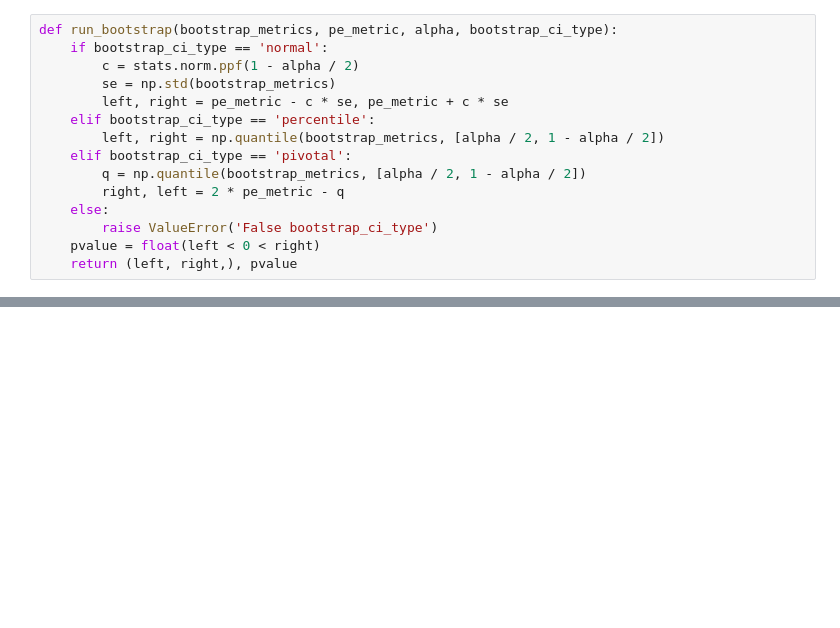
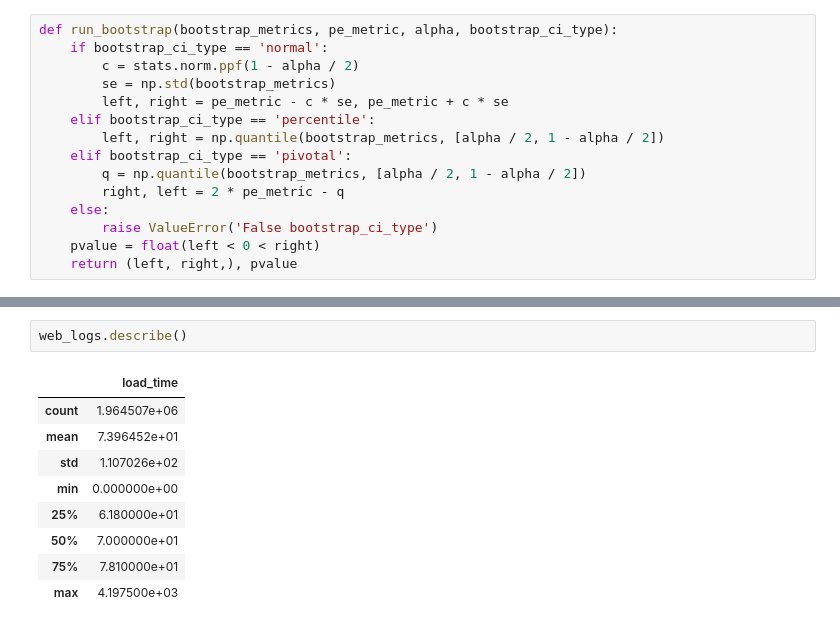
Before and after one commit to YanaOrf/AB_tests, a Jupyter notebook: Pizzeria_website_AB.ipynb, the cells around one changed output, grey strips where cells are left out. Drawn from its saved outputs; the diff is of its cells as text; blank space fills up the shorter version.

```diff
--- a/Pizzeria_website_AB.ipynb
+++ b/Pizzeria_website_AB.ipynb
@@ -670,0 +689,12 @@ def run_bootstrap(bootstrap_metrics, pe_metric, alpha, bootstrap_ci_type):
+# %%
+web_logs.describe()
+# %% [output]
+|  | load_time |
+| count | 1.964507e+06 |
+| mean | 7.396452e+01 |
+| std | 1.107026e+02 |
+| min | 0.000000e+00 |
+| 25% | 6.180000e+01 |
+| 50% | 7.000000e+01 |
+| 75% | 7.810000e+01 |
+| max | 4.197500e+03 |
```
Also changed, not shown: parts of 22 cells of this notebook.
